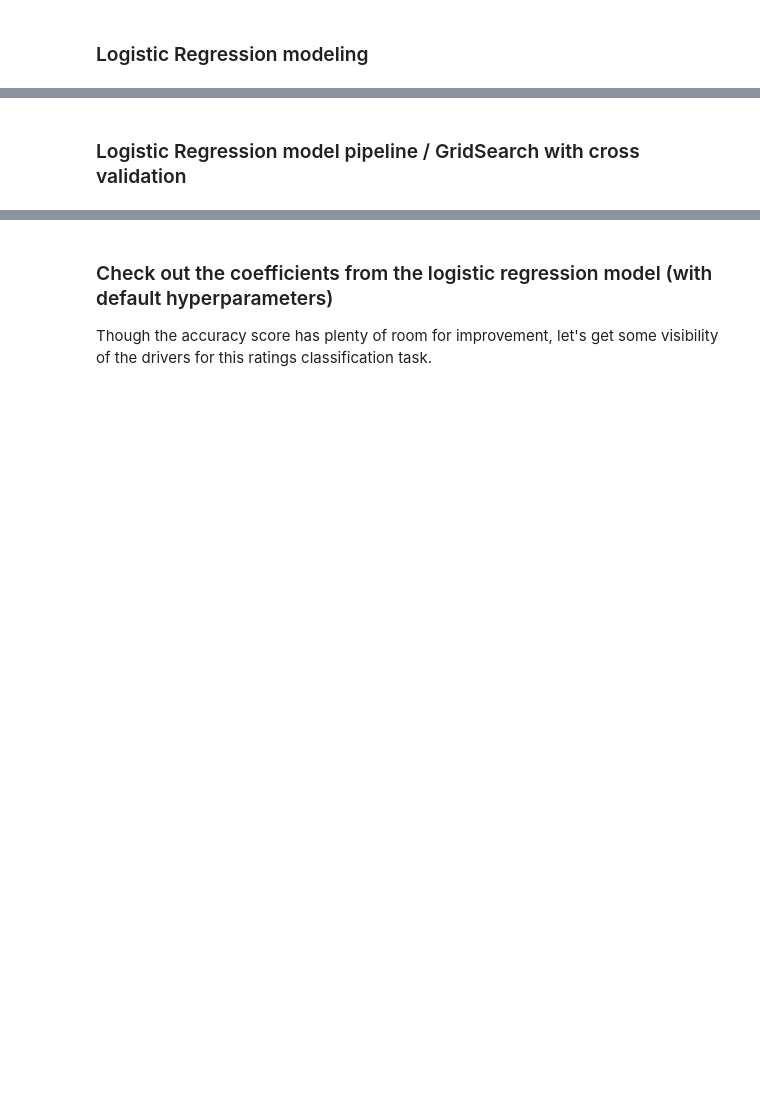
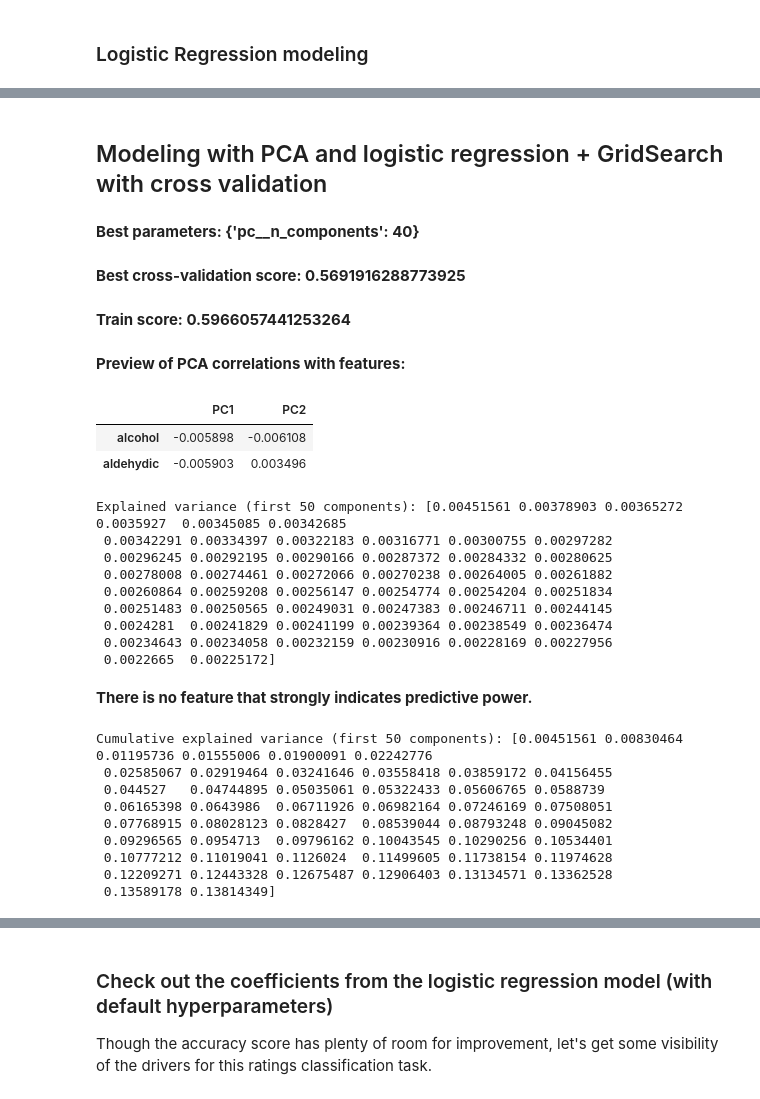
Before and after one commit to abishop17/hitting_top_notes_fragrances, a Jupyter notebook: code/modeling_and_demo_prep.ipynb, the cells around one changed output, grey strips where cells are left out. Saved outputs shown, nothing was run; the diff lists cells and outputs as text; code cells hidden in the pictures; blank space fills up the shorter version.

```diff
--- a/code/modeling_and_demo_prep.ipynb
+++ b/code/modeling_and_demo_prep.ipynb
@@ -445,2 +396,2 @@ printmd(f'**Accuracy score on test data: {logreg.score(X_test_sc, y_test):.3f}**
 # %% [markdown]
-### Logistic Regression model pipeline / GridSearch with cross validation
+## Modeling with PCA and logistic regression + GridSearch with cross validation
@@ -484,0 +398,78 @@ printmd(f'**Accuracy score on test data: {logreg.score(X_test_sc, y_test):.3f}**
+# %%
+pipe_logreg_pca = Pipeline([
+                    # Step 1: Scale data
+                    ('ss', StandardScaler()),
+                    # Step 2: Decompose data into PCs
+                    ('pc', PCA()),
+                    # Step 3: Perform logistic regression
+                    ('model', LogisticRegression())    # Principal Component Classification
+])
+
+params_logreg_pca = {
+    'pc__n_components': range(10, 100, 10)
+    }
+
+gs_logreg_pca = GridSearchCV(pipe_logreg_pca,
+                  param_grid = params_logreg_pca)
+
+gs_logreg_pca.fit(X_train_sc, y_train)
+
+printmd(f'**Best parameters: {gs_logreg_pca.best_params_}**')
+printmd(f'**Best cross-validation score: {gs_logreg_pca.best_score_}**')
+# %% [output]
+**Best parameters: {'pc__n_components': 40}**
+**Best cross-validation score: 0.5691916288773925**
+# %%
+printmd(f'**Train score: {gs_logreg_pca.score(X_train_sc, y_train)}**')
+# %% [output]
+**Train score: 0.5966057441253264**
+# %%
+# Set up PCA correlations with features
+
+pca_df = (pd.DataFrame(gs_logreg_pca.best_estimator_.named_steps['pc']
+                        .components_,
+                         columns = X_train.columns)
+                        .iloc[:2, :])
+
+pca_df.index = ['PC1', 'PC2']
+
+printmd('**Preview of PCA correlations with features:**')
+ipd(pca_df.T.head(2))
+
+# ref: https://stackoverflow.com/questions/22984335/recovering-features-names-of-explained-variance-ratio-in-pca-with-sklearn
+
+# Pull the explained variance attribute.
+var_exp = gs_logreg_pca.best_estimator_.named_steps['pc'].explained_variance_ratio_
+print(f'\nExplained variance (first 50 components): {var_exp[:51]}')
+
+printmd('**There is no feature that strongly indicates predictive power.**')
+
+# Generate the cumulative explained variance.
+cum_var_exp = np.cumsum(var_exp)
+print(f'Cumulative explained variance (first 50 components): {cum_var_exp[:51]}')
+
+# ref: https://stackoverflow.com/questions/46800147/sklearn-how-to-retrieve-pca-components-and-explained-variance-from-inside-a-pi
+# %% [output]
+**Preview of PCA correlations with features:**
+|  | PC1 | PC2 |
+| alcohol | -0.005898 | -0.006108 |
+| aldehydic | -0.005903 | 0.003496 |
+Explained variance (first 50 components): [0.00451561 0.00378903 0.00365272 0.0035927  0.00345085 0.00342685
+ 0.00342291 0.00334397 0.00322183 0.00316771 0.00300755 0.00297282
+ 0.00296245 0.00292195 0.00290166 0.00287372 0.00284332 0.00280625
+ 0.00278008 0.00274461 0.00272066 0.00270238 0.00264005 0.00261882
+ 0.00260864 0.00259208 0.00256147 0.00254774 0.00254204 0.00251834
+ 0.00251483 0.00250565 0.00249031 0.00247383 0.00246711 0.00244145
+ 0.0024281  0.00241829 0.00241199 0.00239364 0.00238549 0.00236474
+ 0.00234643 0.00234058 0.00232159 0.00230916 0.00228169 0.00227956
+ 0.0022665  0.00225172]
+**There is no feature that strongly indicates predictive power.**
+Cumulative explained variance (first 50 components): [0.00451561 0.00830464 0.01195736 0.01555006 0.01900091 0.02242776
+ 0.02585067 0.02919464 0.03241646 0.03558418 0.03859172 0.04156455
+ 0.044527   0.04744895 0.05035061 0.05322433 0.05606765 0.0588739
+ 0.06165398 0.0643986  0.06711926 0.06982164 0.07246169 0.07508051
+ 0.07768915 0.08028123 0.0828427  0.08539044 0.08793248 0.09045082
+ 0.09296565 0.0954713  0.09796162 0.10043545 0.10290256 0.10534401
+ 0.10777212 0.11019041 0.1126024  0.11499605 0.11738154 0.11974628
+ 0.12209271 0.12443328 0.12675487 0.12906403 0.13134571 0.13362528
+ 0.13589178 0.13814349]
```
Also changed, not shown: parts of 51 cells of this notebook.
